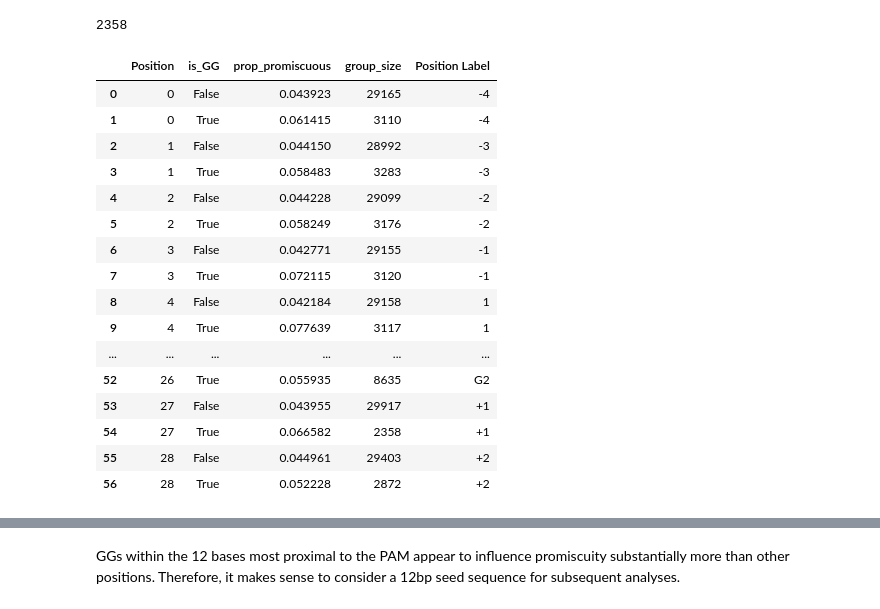
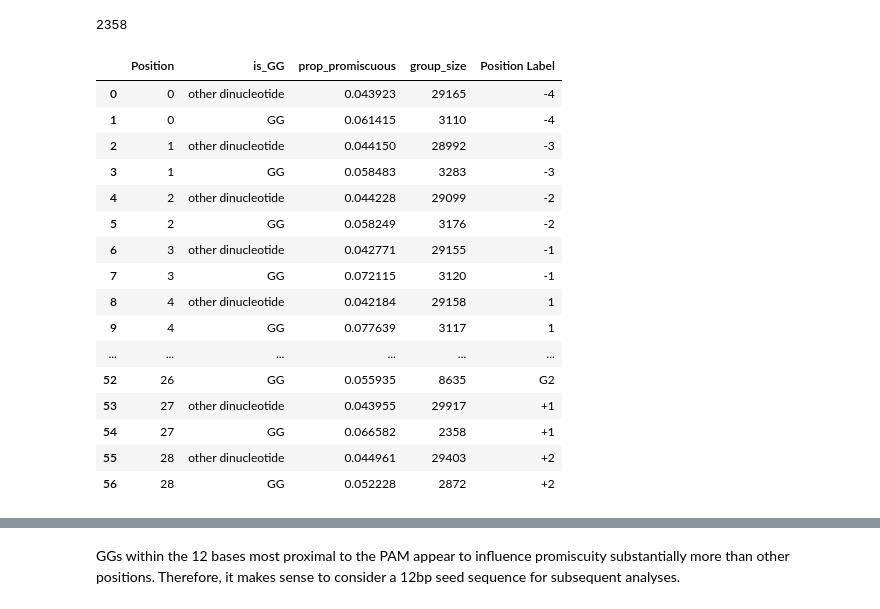
Before and after one commit to ssrikant2/CRISPRi_manuscript, a Jupyter notebook: Notebooks/07-Off-Target Analysis/02_Seed_Score_Development.ipynb, the cells around one changed output, grey strips where cells are left out. Drawn from its saved outputs; the diff is of its cells as text; code cells hidden in the pictures.

```diff
--- a/Notebooks/07-Off-Target Analysis/02_Seed_Score_Development.ipynb
+++ b/Notebooks/07-Off-Target Analysis/02_Seed_Score_Development.ipynb
@@ -84,34 +84,35 @@ plot_df['group_size'].min()
 # %%
 #create new column for labels for positions on plot (which are unchanged for positions along the guide sequence)
 plot_df['Position Label'] = plot_df['Position']
 plot_df.loc[plot_df['Position'] < 4,'Position Label'] -= 4
 plot_df.loc[(plot_df['Position'] >= 4) & (plot_df['Position'] <= 23),'Position Label'] -= 3
 plot_df.loc[plot_df['Position'] > 26,'Position Label'] -= 26
 plot_df.loc[plot_df['Position'] > 26,'Position Label'] = '+' + plot_df.loc[plot_df['Position'] > 26,'Position Label'].astype(str)
 plot_df['Position Label'] = plot_df['Position Label'].astype(str)
 plot_df.loc[plot_df['Position'] == 24,'Position Label'] = 'N'
 #need separate identifiers for the Gs in the PAM because otherwise they will be grouped into one bar on the plot
 plot_df.loc[(plot_df['Position'] == 25),'Position Label'] = 'G1'
 plot_df.loc[(plot_df['Position'] == 26),'Position Label'] = 'G2'
 plot_df = plot_df.sort_values(by='Position')
+plot_df['is_GG'] = np.where(plot_df['is_GG'],'GG','other dinucleotide')
 plot_df
 # %% [output]
 |  | Position | is_GG | prop_promiscuous | group_size | Position Label |
-| 0 | 0 | False | 0.043923 | 29165 | -4 |
-| 1 | 0 | True | 0.061415 | 3110 | -4 |
-| 2 | 1 | False | 0.044150 | 28992 | -3 |
-| 3 | 1 | True | 0.058483 | 3283 | -3 |
-| 4 | 2 | False | 0.044228 | 29099 | -2 |
-| 5 | 2 | True | 0.058249 | 3176 | -2 |
-| 6 | 3 | False | 0.042771 | 29155 | -1 |
-| 7 | 3 | True | 0.072115 | 3120 | -1 |
-| 8 | 4 | False | 0.042184 | 29158 | 1 |
-| 9 | 4 | True | 0.077639 | 3117 | 1 |
+| 0 | 0 | other dinucleotide | 0.043923 | 29165 | -4 |
+| 1 | 0 | GG | 0.061415 | 3110 | -4 |
+| 2 | 1 | other dinucleotide | 0.044150 | 28992 | -3 |
+| 3 | 1 | GG | 0.058483 | 3283 | -3 |
+| 4 | 2 | other dinucleotide | 0.044228 | 29099 | -2 |
+| 5 | 2 | GG | 0.058249 | 3176 | -2 |
+| 6 | 3 | other dinucleotide | 0.042771 | 29155 | -1 |
+| 7 | 3 | GG | 0.072115 | 3120 | -1 |
+| 8 | 4 | other dinucleotide | 0.042184 | 29158 | 1 |
+| 9 | 4 | GG | 0.077639 | 3117 | 1 |
 | ... | ... | ... | ... | ... | ... |
-| 52 | 26 | True | 0.055935 | 8635 | G2 |
-| 53 | 27 | False | 0.043955 | 29917 | +1 |
-| 54 | 27 | True | 0.066582 | 2358 | +1 |
-| 55 | 28 | False | 0.044961 | 29403 | +2 |
-| 56 | 28 | True | 0.052228 | 2872 | +2 |
+| 52 | 26 | GG | 0.055935 | 8635 | G2 |
+| 53 | 27 | other dinucleotide | 0.043955 | 29917 | +1 |
+| 54 | 27 | GG | 0.066582 | 2358 | +1 |
+| 55 | 28 | other dinucleotide | 0.044961 | 29403 | +2 |
+| 56 | 28 | GG | 0.052228 | 2872 | +2 |
 # %%
 plt.figure(figsize = (20,5))
```
Also changed, not shown: parts of 3 cells of this notebook, 41 other files.
